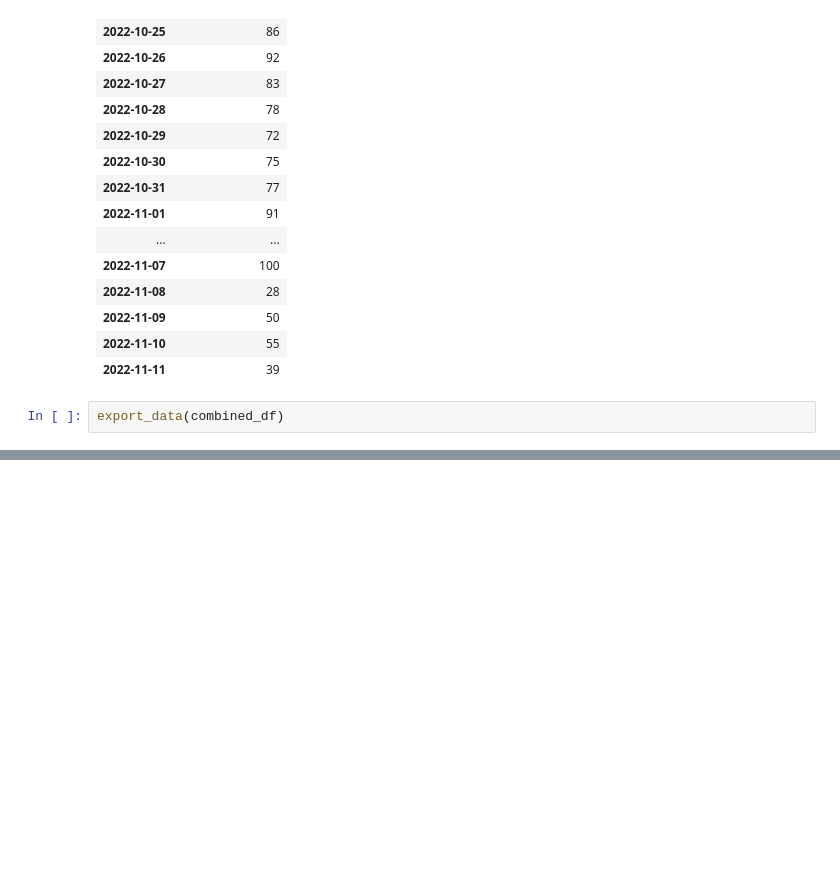
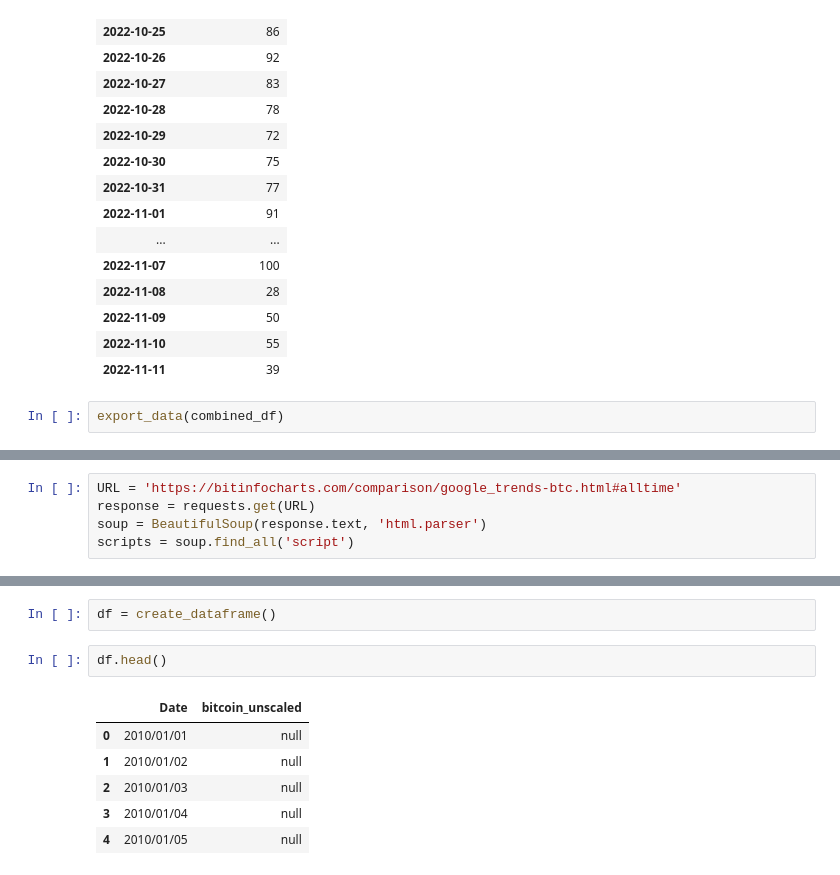
Before and after one commit to Ammar-Raneez/BitForecast, a Jupyter notebook: ml/notebooks/data_fetchers/gtrends_scraper.ipynb, the cells around one changed output, grey strips where cells are left out. Cells and saved outputs as stored; diff of their text form; blank space fills up the shorter version.

Commit message:
feat: utilize new google trends fetcher

```diff
--- a/ml/notebooks/data_fetchers/gtrends_scraper.ipynb
+++ b/ml/notebooks/data_fetchers/gtrends_scraper.ipynb
@@ -551,0 +561,5 @@ export_data(combined_df)
+# %%
+URL = 'https://bitinfocharts.com/comparison/google_trends-btc.html#alltime'
+response = requests.get(URL)
+soup = BeautifulSoup(response.text, 'html.parser')
+scripts = soup.find_all('script')
@@ -551,0 +617,11 @@ export_data(combined_df)
+# %%
+df = create_dataframe()
+# %%
+df.head()
+# %% [output]
+|  | Date | bitcoin_unscaled |
+| 0 | 2010/01/01 | null |
+| 1 | 2010/01/02 | null |
+| 2 | 2010/01/03 | null |
+| 3 | 2010/01/04 | null |
+| 4 | 2010/01/05 | null |
```
Also changed, not shown: parts of 6 cells of this notebook, 4 other files.
